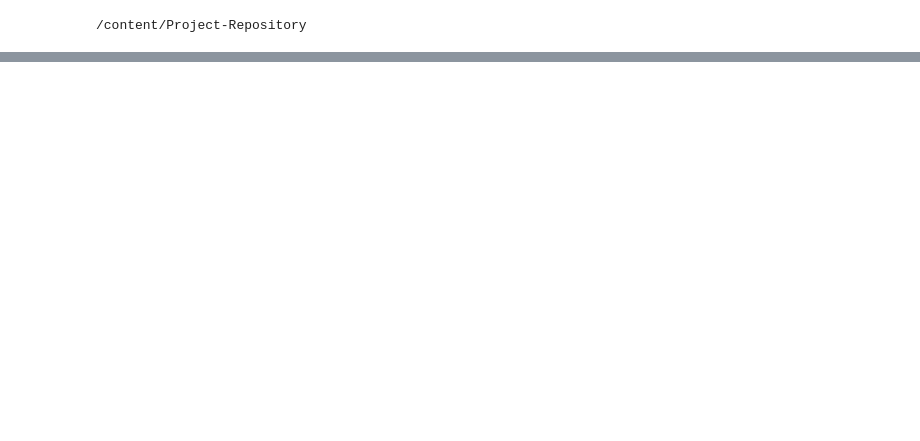
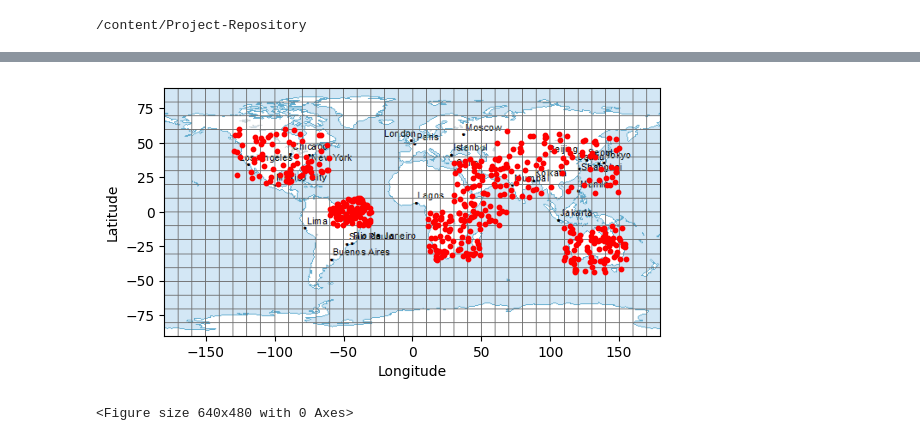
Before and after one commit to RaccoonNextDoor/Project-Repository, a Jupyter notebook: notebooks/Project-Week1.ipynb, the cells around one changed output, grey strips where cells are left out. Drawn from its saved outputs; the diff is of its cells as text; code cells hidden in the pictures; blank space fills up the shorter version.

```diff
--- a/notebooks/Project-Week1.ipynb
+++ b/notebooks/Project-Week1.ipynb
@@ -128,0 +1158,14 @@ Everything up-to-date
+# %%
+import os
+
+os.chdir(bug_repo_path)
+
+%matplotlib inline
+
+get_ipython().run_line_magic(
+    "run",
+    f'"{task6_program}"',
+)
+# %% [output]
+[figure, added]
+<Figure size 640x480 with 0 Axes>
```
Also changed, not shown: parts of 52 cells of this notebook.
